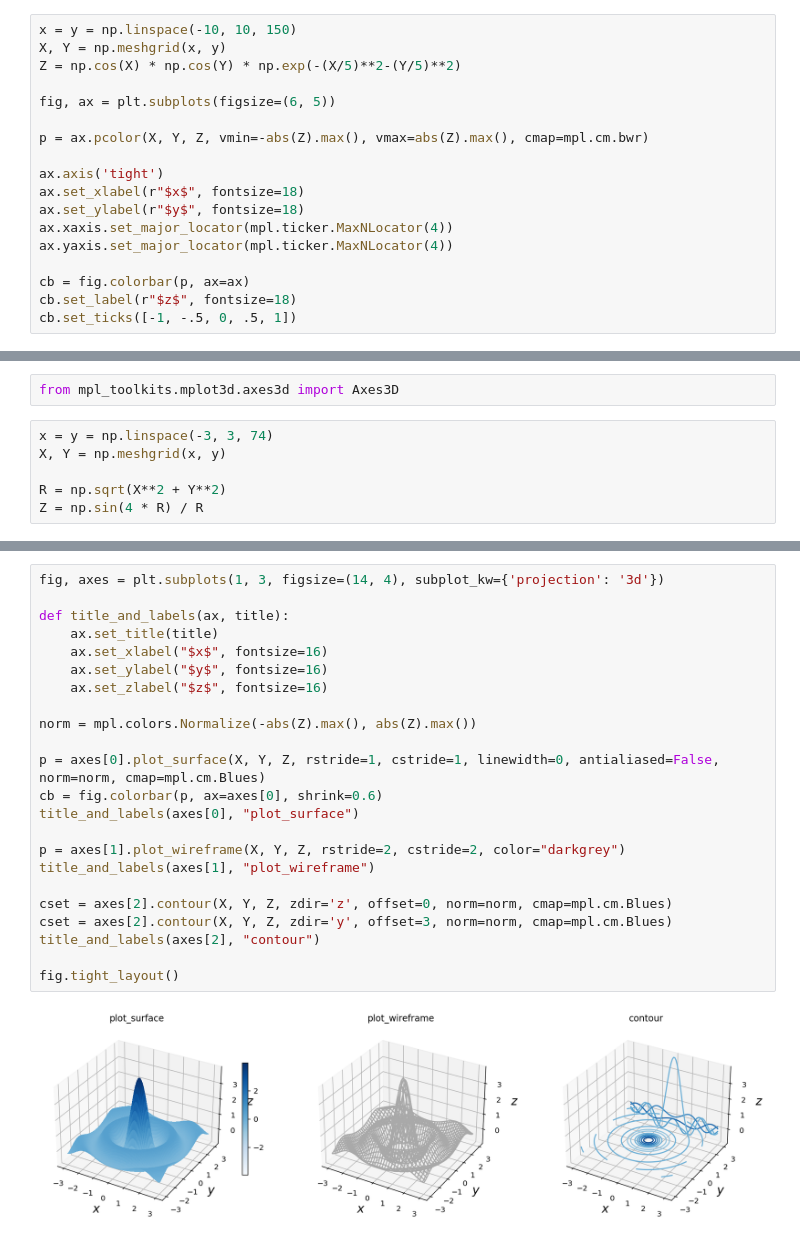
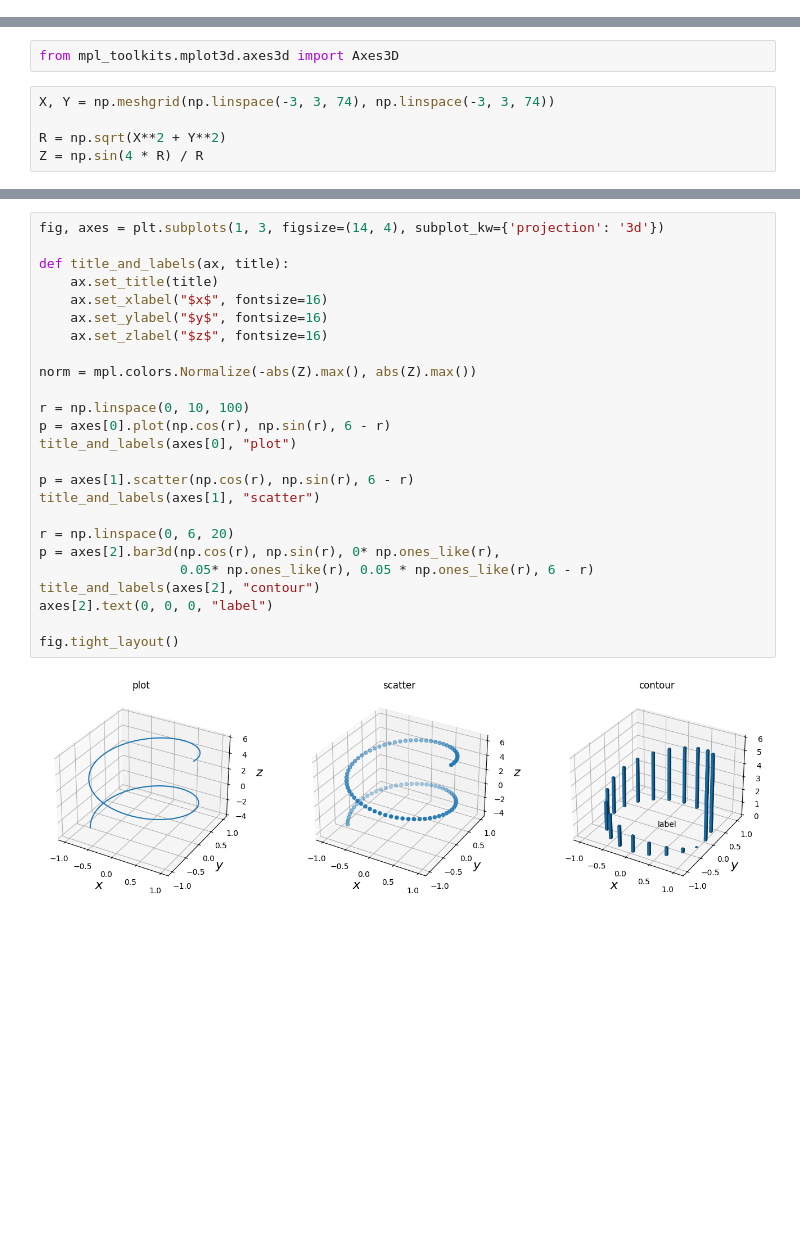
Before and after one commit to antonimarczuk123/Numerical-Python, a Jupyter notebook: pytobl/orginal-src/r04 - Matplotlib.ipynb, the cells around one changed output, grey strips where cells are left out. Saved outputs shown, nothing was run; the diff lists cells and outputs as text; blank space fills up the shorter version.

```diff
--- a/pytobl/orginal-src/r04 - Matplotlib.ipynb
+++ b/pytobl/orginal-src/r04 - Matplotlib.ipynb
@@ -786,18 +768,0 @@ Text(0, 0.5, 'y')
-# %%
-x = y = np.linspace(-10, 10, 150)
-X, Y = np.meshgrid(x, y)
-Z = np.cos(X) * np.cos(Y) * np.exp(-(X/5)**2-(Y/5)**2)
-
-fig, ax = plt.subplots(figsize=(6, 5))
-
-p = ax.pcolor(X, Y, Z, vmin=-abs(Z).max(), vmax=abs(Z).max(), cmap=mpl.cm.bwr)
-
-ax.axis('tight')
-ax.set_xlabel(r"$x$", fontsize=18)
-ax.set_ylabel(r"$y$", fontsize=18)
-ax.xaxis.set_major_locator(mpl.ticker.MaxNLocator(4))
-ax.yaxis.set_major_locator(mpl.ticker.MaxNLocator(4))
-
-cb = fig.colorbar(p, ax=ax)
-cb.set_label(r"$z$", fontsize=18)
-cb.set_ticks([-1, -.5, 0, .5, 1])
@@ -808,8 +771,7 @@ cb.set_ticks([-1, -.5, 0, .5, 1])
 # %%
 from mpl_toolkits.mplot3d.axes3d import Axes3D
 # %%
-x = y = np.linspace(-3, 3, 74)
-X, Y = np.meshgrid(x, y)
+X, Y = np.meshgrid(np.linspace(-3, 3, 74), np.linspace(-3, 3, 74))
 
 R = np.sqrt(X**2 + Y**2)
 Z = np.sin(4 * R) / R
@@ -816,25 +796,27 @@ Z = np.sin(4 * R) / R
 # %%
 fig, axes = plt.subplots(1, 3, figsize=(14, 4), subplot_kw={'projection': '3d'})
 
 def title_and_labels(ax, title):
     ax.set_title(title)
     ax.set_xlabel("$x$", fontsize=16)
     ax.set_ylabel("$y$", fontsize=16)
     ax.set_zlabel("$z$", fontsize=16)
 
 norm = mpl.colors.Normalize(-abs(Z).max(), abs(Z).max())
 
-p = axes[0].plot_surface(X, Y, Z, rstride=1, cstride=1, linewidth=0, antialiased=False, norm=norm, cmap=mpl.cm.Blues)
-cb = fig.colorbar(p, ax=axes[0], shrink=0.6)
-title_and_labels(axes[0], "plot_surface")
+r = np.linspace(0, 10, 100)
+p = axes[0].plot(np.cos(r), np.sin(r), 6 - r)
+title_and_labels(axes[0], "plot")
 
-p = axes[1].plot_wireframe(X, Y, Z, rstride=2, cstride=2, color="darkgrey")
-title_and_labels(axes[1], "plot_wireframe")
+p = axes[1].scatter(np.cos(r), np.sin(r), 6 - r)
+title_and_labels(axes[1], "scatter")
 
-cset = axes[2].contour(X, Y, Z, zdir='z', offset=0, norm=norm, cmap=mpl.cm.Blues)
-cset = axes[2].contour(X, Y, Z, zdir='y', offset=3, norm=norm, cmap=mpl.cm.Blues)
+r = np.linspace(0, 6, 20)
+p = axes[2].bar3d(np.cos(r), np.sin(r), 0* np.ones_like(r),
+                  0.05* np.ones_like(r), 0.05 * np.ones_like(r), 6 - r)
 title_and_labels(axes[2], "contour")
+axes[2].text(0, 0, 0, "label")
 
 fig.tight_layout()
 # %% [output]
-[figure, old version]
+[figure, new version]
```
Also changed, not shown: parts of 39 cells of this notebook, 2 other files.
